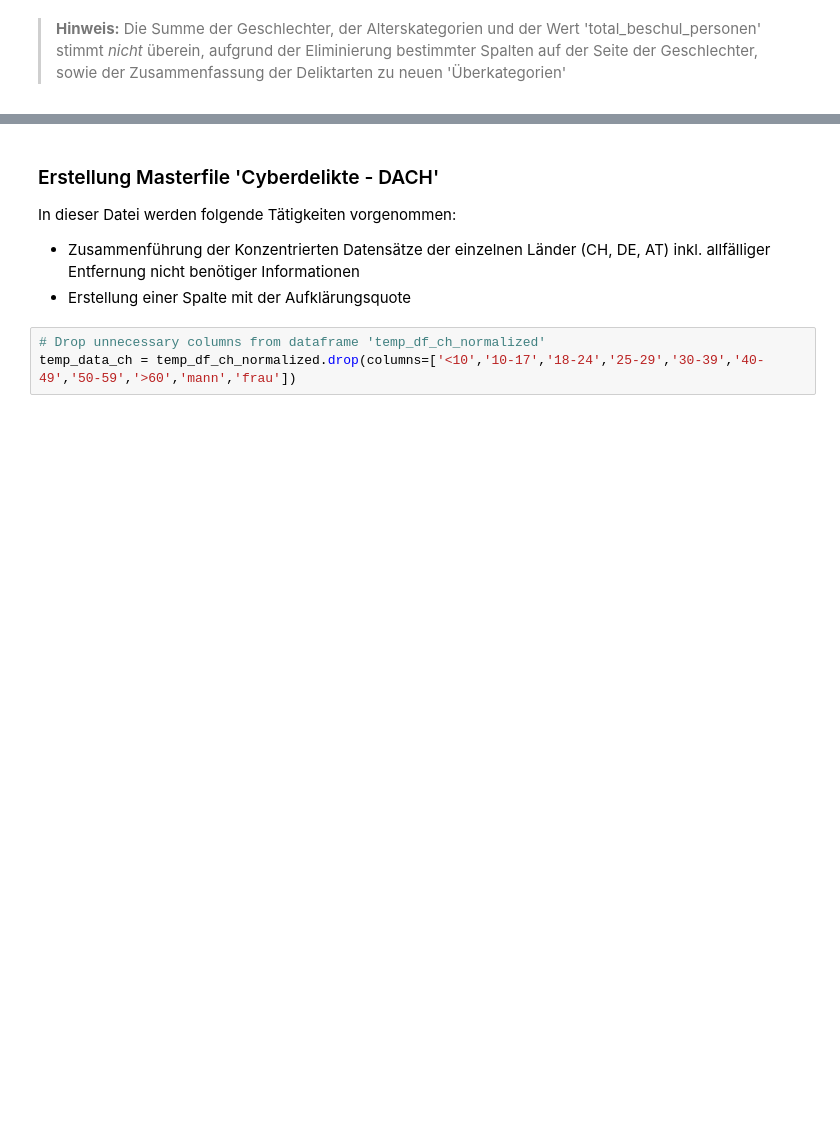
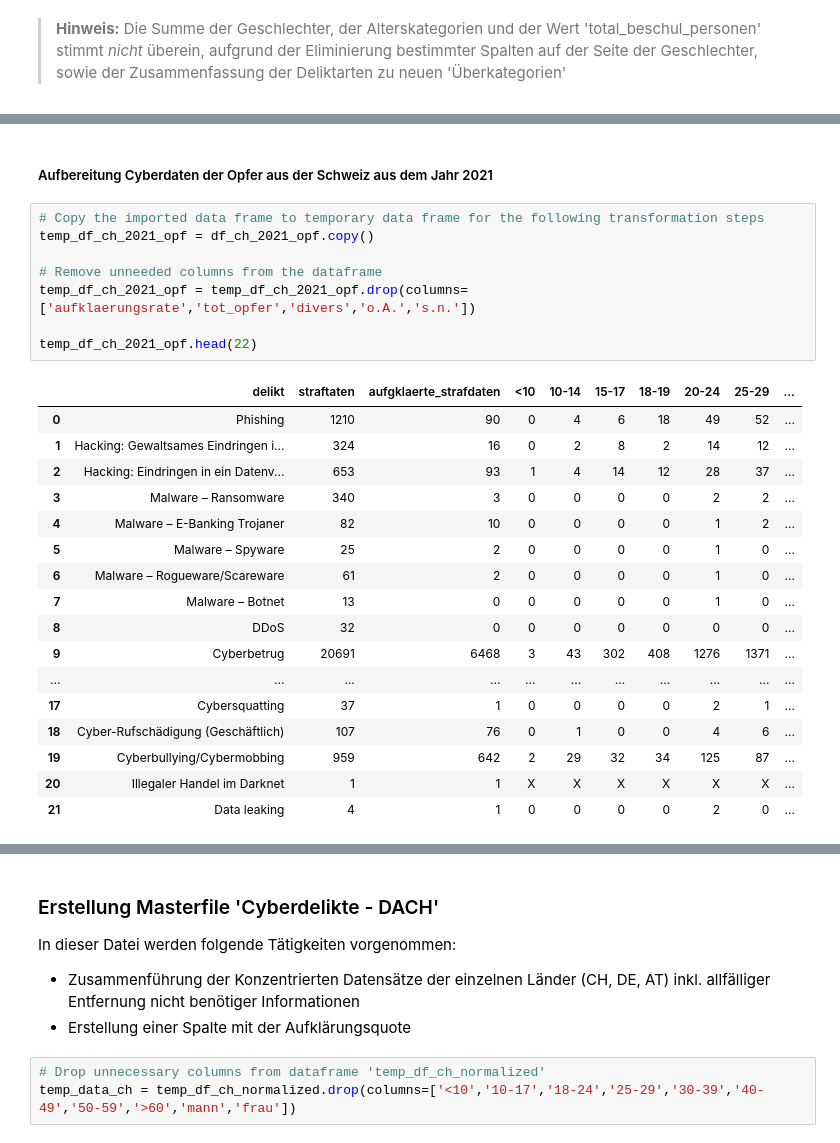
Before and after one commit to baumannf/bina_module, a Jupyter notebook: BINA_LN1_CybercrimeAnalytics.ipynb, the cells around one changed output, grey strips where cells are left out. Saved outputs shown, nothing was run; the diff lists cells and outputs as text; blank space fills up the shorter version.

Commit message:
Aufbereitung Cyberdelikte Schweiz nach Opfer abgeschlossen und Masterfile erstellt

```diff
--- a/BINA_LN1_CybercrimeAnalytics.ipynb
+++ b/BINA_LN1_CybercrimeAnalytics.ipynb
@@ -2327,0 +2366,28 @@ temp_df_ch_2020.describe()
+# %% [markdown]
+##### Aufbereitung Cyberdaten der Opfer aus der Schweiz aus dem Jahr 2021
+# %%
+# Copy the imported data frame to temporary data frame for the following transformation steps
+temp_df_ch_2021_opf = df_ch_2021_opf.copy()
+
+# Remove unneeded columns from the dataframe
+temp_df_ch_2021_opf = temp_df_ch_2021_opf.drop(columns=['aufklaerungsrate','tot_opfer','divers','o.A.','s.n.'])
+
+temp_df_ch_2021_opf.head(22)
+# %% [output]
+|  | delikt | straftaten | aufgklaerte_strafdaten | <10 | 10-14 | 15-17 | 18-19 | 20-24 | 25-29 | ... |
+| 0 | Phishing | 1210 | 90 | 0 | 4 | 6 | 18 | 49 | 52 | ... |
+| 1 | Hacking: Gewaltsames Eindringen i... | 324 | 16 | 0 | 2 | 8 | 2 | 14 | 12 | ... |
+| 2 | Hacking: Eindringen in ein Datenv... | 653 | 93 | 1 | 4 | 14 | 12 | 28 | 37 | ... |
+| 3 | Malware – Ransomware | 340 | 3 | 0 | 0 | 0 | 0 | 2 | 2 | ... |
+| 4 | Malware – E-Banking Trojaner | 82 | 10 | 0 | 0 | 0 | 0 | 1 | 2 | ... |
+| 5 | Malware – Spyware | 25 | 2 | 0 | 0 | 0 | 0 | 1 | 0 | ... |
+| 6 | Malware – Rogueware/Scareware | 61 | 2 | 0 | 0 | 0 | 0 | 1 | 0 | ... |
+| 7 | Malware – Botnet | 13 | 0 | 0 | 0 | 0 | 0 | 1 | 0 | ... |
+| 8 | DDoS | 32 | 0 | 0 | 0 | 0 | 0 | 0 | 0 | ... |
+| 9 | Cyberbetrug | 20691 | 6468 | 3 | 43 | 302 | 408 | 1276 | 1371 | ... |
+| ... | ... | ... | ... | ... | ... | ... | ... | ... | ... | ... |
+| 17 | Cybersquatting | 37 | 1 | 0 | 0 | 0 | 0 | 2 | 1 | ... |
+| 18 | Cyber-Rufschädigung (Geschäftlich) | 107 | 76 | 0 | 1 | 0 | 0 | 4 | 6 | ... |
+| 19 | Cyberbullying/Cybermobbing | 959 | 642 | 2 | 29 | 32 | 34 | 125 | 87 | ... |
+| 20 | Illegaler Handel im Darknet | 1 | 1 | X | X | X | X | X | X | ... |
+| 21 | Data leaking | 4 | 1 | 0 | 0 | 0 | 0 | 2 | 0 | ... |
```
Also changed, not shown: parts of 53 cells of this notebook.
